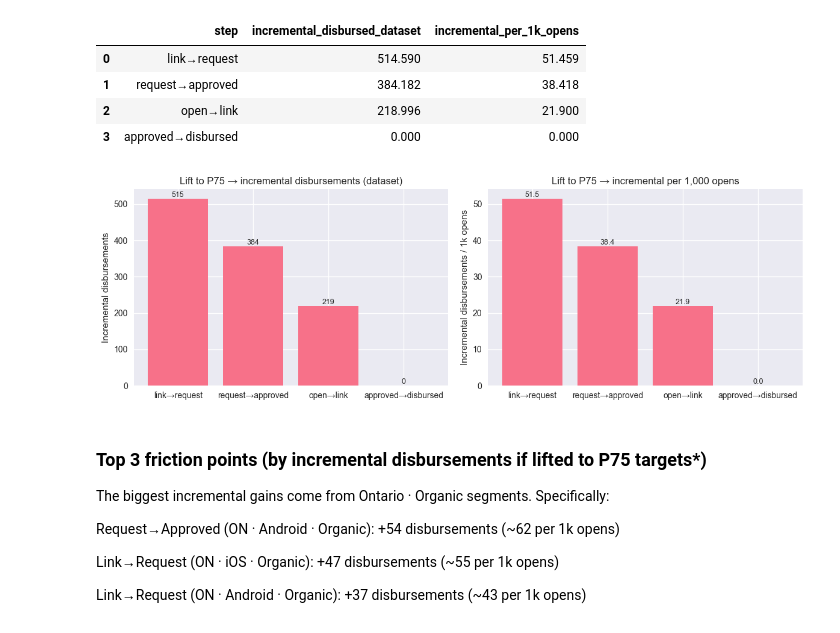
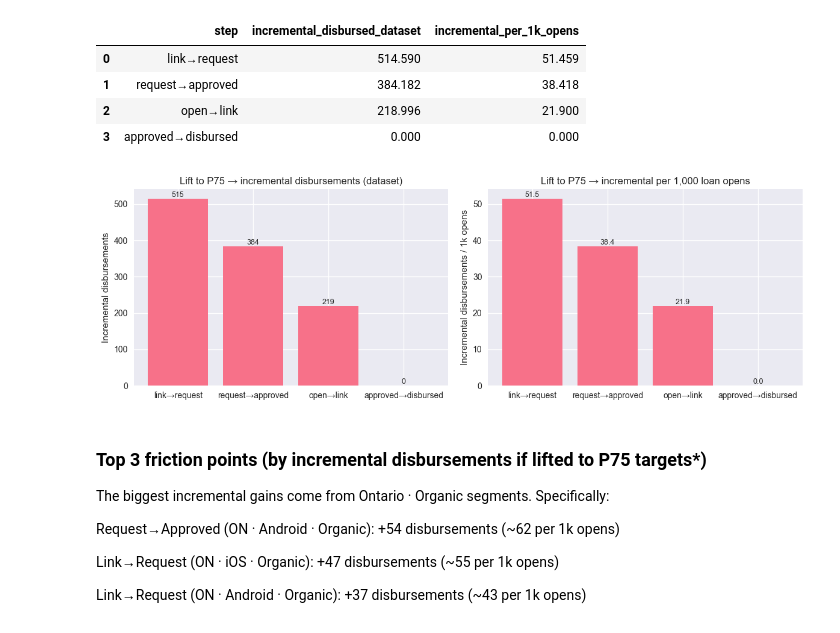
Before and after one commit to sh2nam/bree-takehome-nam, a Jupyter notebook: notebooks/2_funnel_growth_deep_dive.ipynb, the cells around one changed output. Cells and saved outputs as stored; diff of their text form; code cells hidden in the pictures.

```diff
--- a/notebooks/2_funnel_growth_deep_dive.ipynb
+++ b/notebooks/2_funnel_growth_deep_dive.ipynb
@@ -234,23 +157,0 @@ display(levers_df)
-# %%
-import matplotlib.pyplot as plt
-
-plot_df = levers_df.copy()
-
-fig, axes = plt.subplots(1, 2, figsize=(12, 4))
-
-# Left: total incremental disbursements
-axes[0].bar(plot_df["step"], plot_df["incremental_disbursed"])
-axes[0].set_title("+3pp lift → incremental disbursements")
-axes[0].set_ylabel("Incremental disbursements")
-for i, v in enumerate(plot_df["incremental_disbursed"]):
-    axes[0].text(i, v, f"{v:.0f}", ha='center', va='bottom', fontsize=9)
-
-# Right: per-1k opens
-axes[1].bar(plot_df["step"], plot_df["incremental_per_1k_opens"])
-axes[1].set_title("+3pp lift → incremental per 1k opens")
-axes[1].set_ylabel("Incremental per 1k opens")
-for i, v in enumerate(plot_df["incremental_per_1k_opens"]):
-    axes[1].text(i, v, f"{v:.1f}", ha='center', va='bottom', fontsize=9)
-
-plt.tight_layout()
-plt.show()
@@ -386,28 +295,28 @@ display(p75_levers_df)
 # %%
 import matplotlib.pyplot as plt
 
 plot_df = p75_levers_df.copy()
 
 fig, axes = plt.subplots(1, 2, figsize=(12, 4))
 
 # Left: total incremental disbursements (dataset scope)
 axes[0].bar(plot_df["step"], plot_df["incremental_disbursed_dataset"])
 axes[0].set_title("Lift to P75 → incremental disbursements (dataset)")
 axes[0].set_ylabel("Incremental disbursements")
 for i, v in enumerate(plot_df["incremental_disbursed_dataset"]):
     axes[0].text(i, v, f"{v:.0f}", ha='center', va='bottom', fontsize=9)
 
 # Right: normalized per 1k opens
 axes[1].bar(plot_df["step"], plot_df["incremental_per_1k_opens"])
-axes[1].set_title("Lift to P75 → incremental per 1,000 opens")
+axes[1].set_title("Lift to P75 → incremental per 1,000 loan opens")
 axes[1].set_ylabel("Incremental disbursements / 1k opens")
 for i, v in enumerate(plot_df["incremental_per_1k_opens"]):
     axes[1].text(i, v, f"{v:.1f}", ha='center', va='bottom', fontsize=9)
 
 plt.tight_layout()
 plt.show()
 # %% [output]
-[figure, old version]
+[figure, new version]
 # %% [markdown]
 ### Top 3 friction points (by incremental disbursements if lifted to P75 targets*)
 
```
Also changed, not shown: parts of 11 cells of this notebook, 2 other files.
